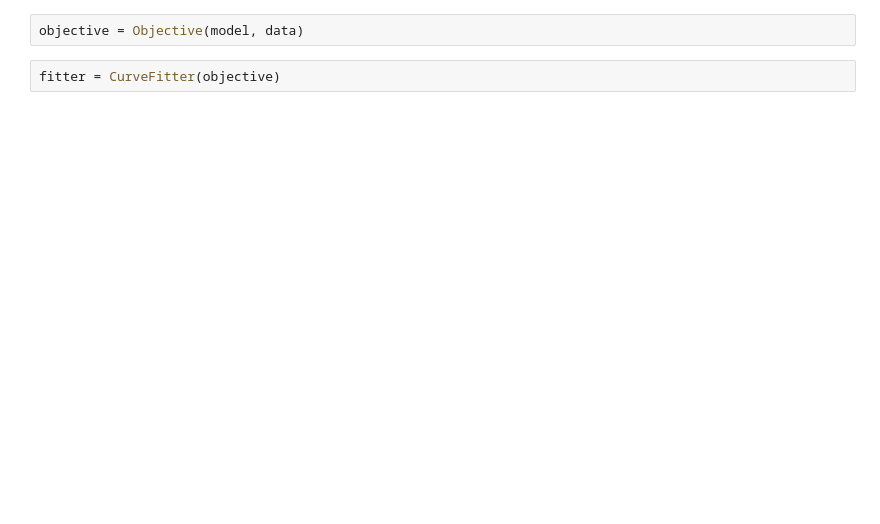
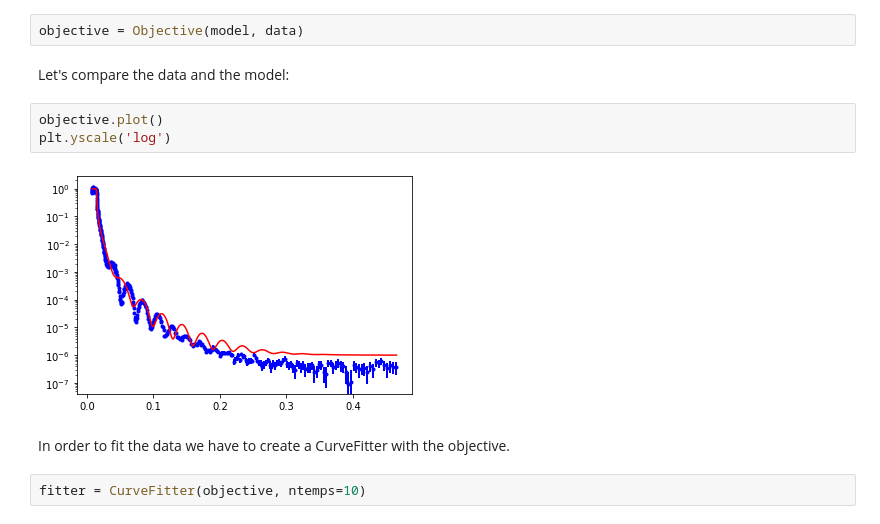
Before and after one commit to reflectivity/analysis, a Jupyter notebook: tutorials/tutorial1_refnx.ipynb, the cells around one changed output. Drawn from its saved outputs; the diff is of its cells as text; blank space fills up the shorter version.

```diff
--- a/tutorials/tutorial1_refnx.ipynb
+++ b/tutorials/tutorial1_refnx.ipynb
@@ -38,7 +86,16 @@ model.bkg.setp(vary=True, bounds=(1e-7, 1e-6))
 # %%
 objective = Objective(model, data)
+# %% [markdown]
+Let's compare the data and the model:
+# %%
+objective.plot()
+plt.yscale('log')
+# %% [output]
+[figure, added]
+# %% [markdown]
+In order to fit the data we have to create a CurveFitter with the objective.
 # %%
-fitter = CurveFitter(objective)
+fitter = CurveFitter(objective, ntemps=10)
 # %%
 fitter.fit('differential_evolution')
 # %% [output]
```
Also changed, not shown: parts of 31 cells of this notebook.
